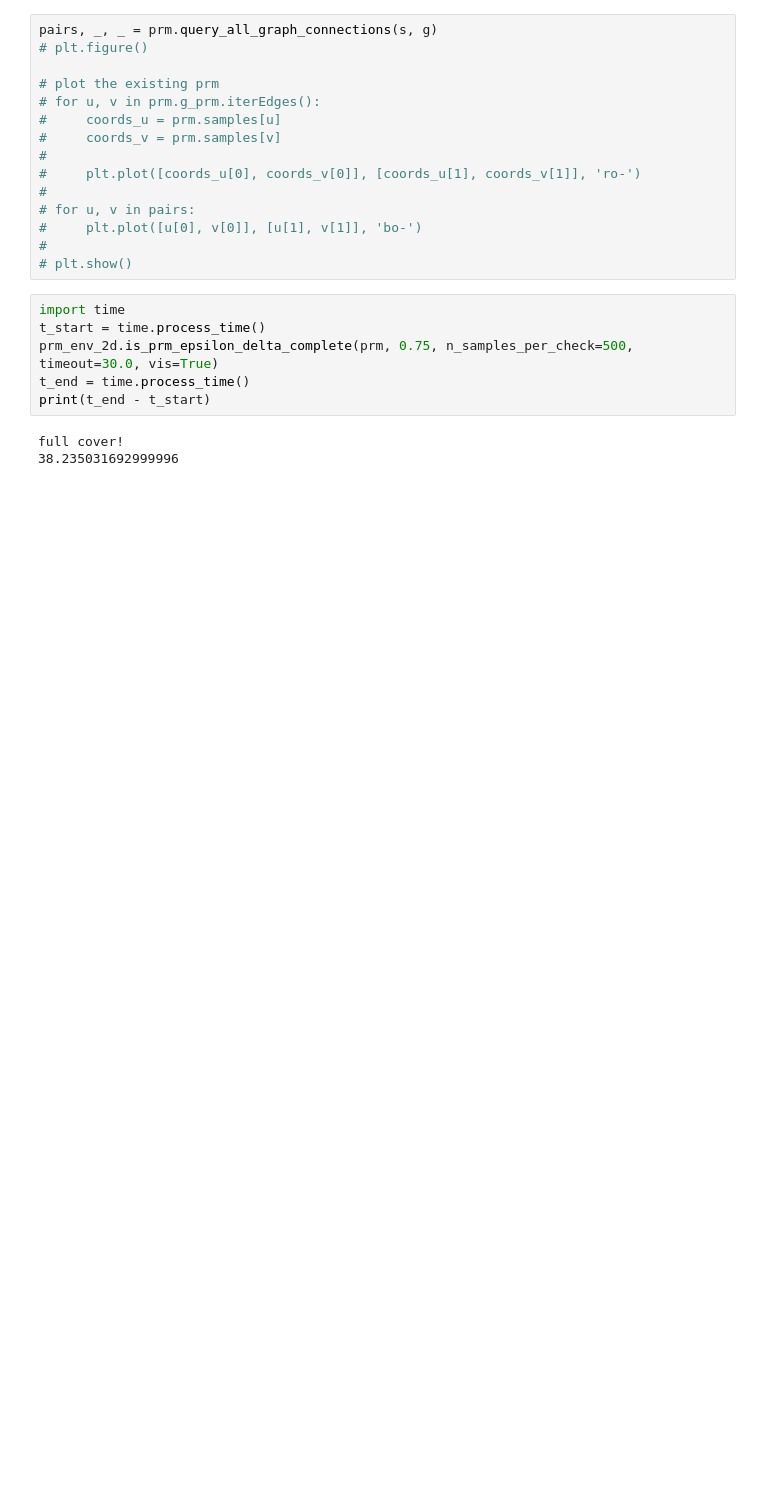
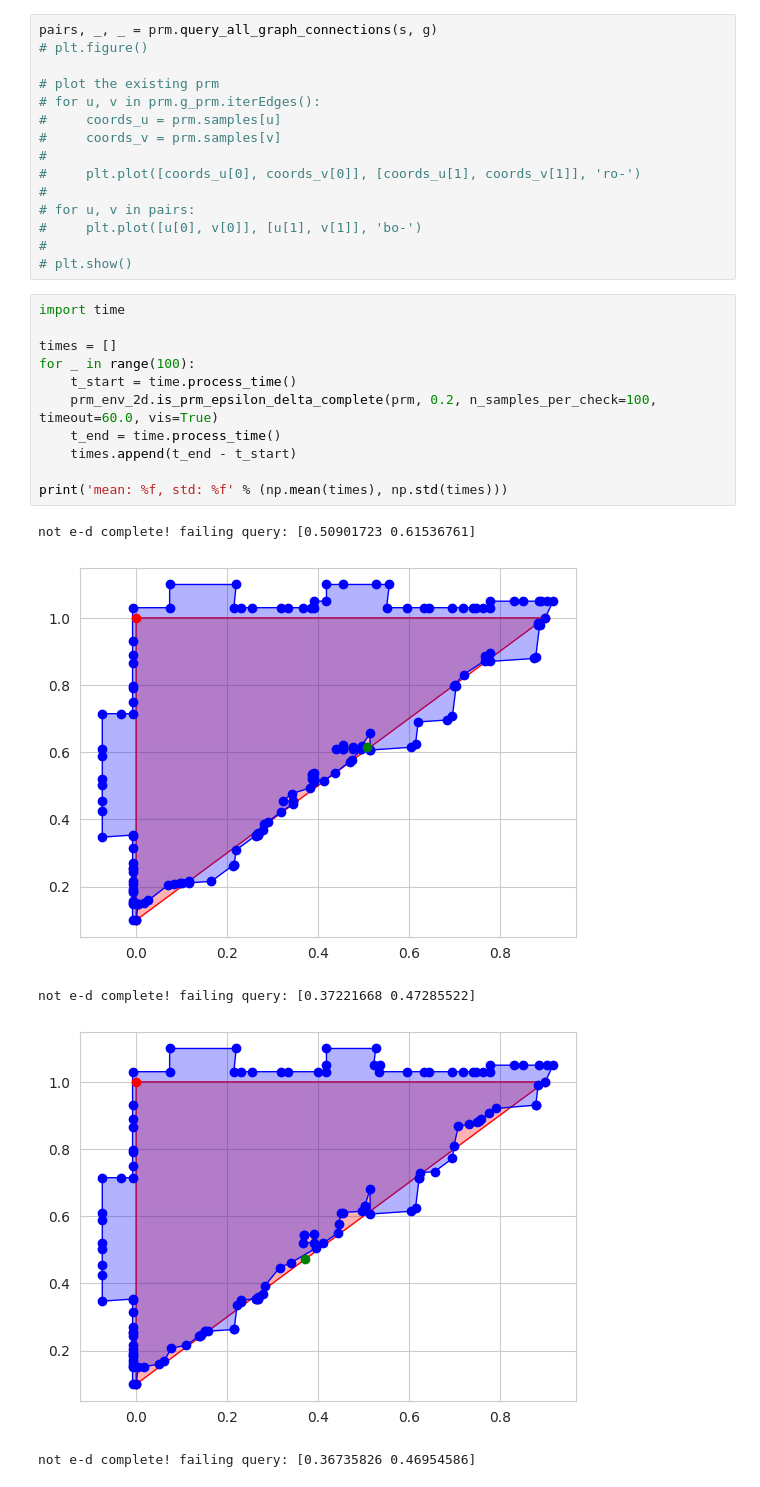
Before and after one commit to robustrobotics/nonasymptotic-mp, a Jupyter notebook: notebooks/vis_straight_line_env.ipynb, the cells around one changed output. Cells and saved outputs as stored; diff of their text form; blank space fills up the shorter version.

```diff
--- a/notebooks/vis_straight_line_env.ipynb
+++ b/notebooks/vis_straight_line_env.ipynb
@@ -72,10 +72,18 @@ pairs, _, _ = prm.query_all_graph_connections(s, g)
 # plt.show()
 # %%
 import time
-t_start = time.process_time()
-prm_env_2d.is_prm_epsilon_delta_complete(prm, 0.75, n_samples_per_check=500, timeout=30.0, vis=True)
-t_end = time.process_time()
-print(t_end - t_start)
+
+times = []
+for _ in range(100):
+    t_start = time.process_time()
+    prm_env_2d.is_prm_epsilon_delta_complete(prm, 0.2, n_samples_per_check=100, timeout=60.0, vis=True)
+    t_end = time.process_time()
+    times.append(t_end - t_start)
+
+print('mean: %f, std: %f' % (np.mean(times), np.std(times)))
 # %% [output]
-full cover!
-38.235031692999996
+not e-d complete! failing query: [0.50901723 0.61536761]
+[figure, added]
+not e-d complete! failing query: [0.37221668 0.47285522]
+[figure, added]
+not e-d complete! failing query: [0.36735826 0.46954586]
```
Also changed, not shown: parts of 7 cells of this notebook, 2 other files.
